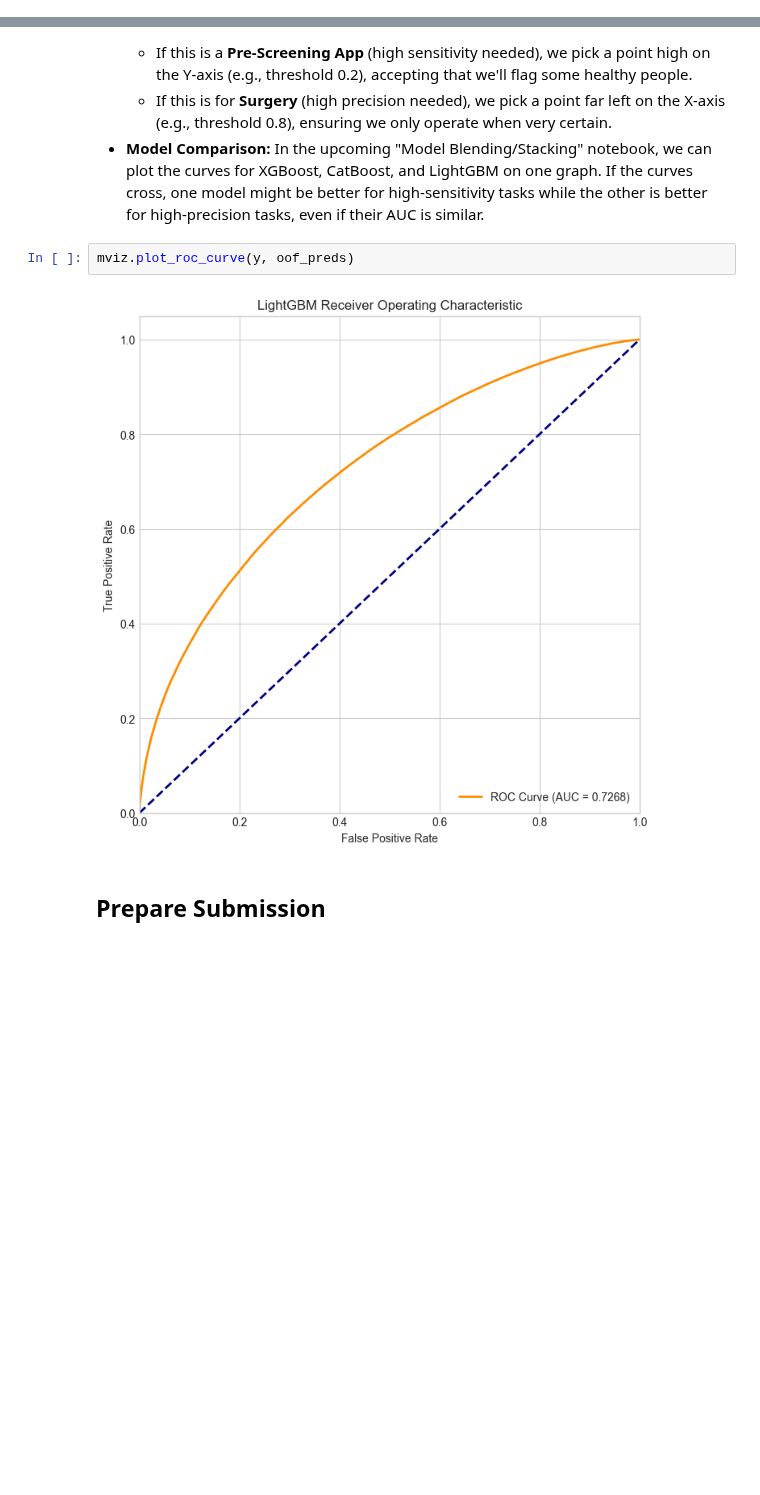
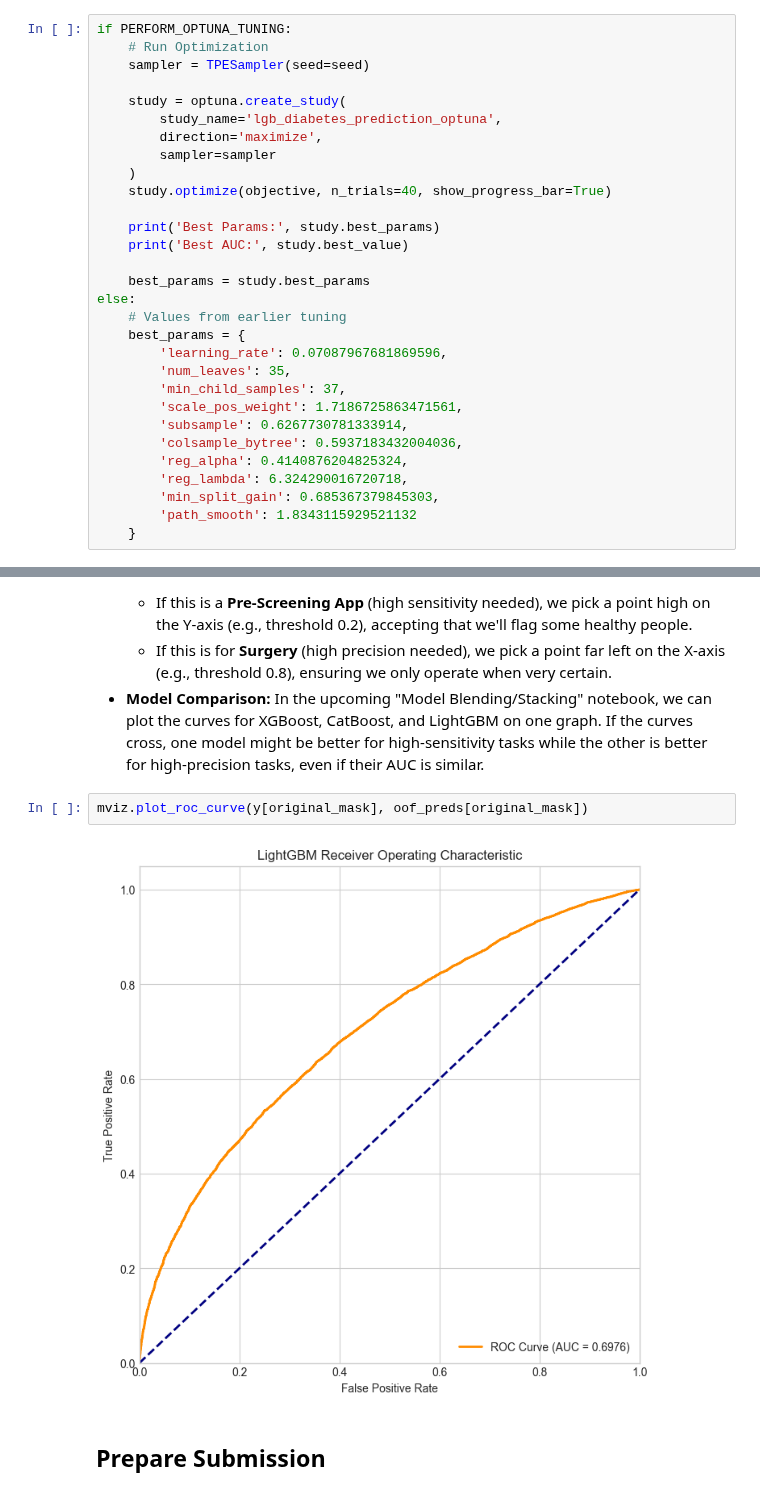
Before and after one commit to SteveTarter/kaggle-playground-series, a Jupyter notebook: 2025/s5e12/ps-s5e12-lightgbm.ipynb, the cells around one changed output, grey strips where cells are left out. Drawn from its saved outputs; the diff is of its cells as text; blank space fills up the shorter version.

Commit message:
Update LightGBM notebook to split validation on community-identified split.
Update CatBoost notebook to adjust FE strategies used.

```diff
--- a/2025/s5e12/ps-s5e12-lightgbm.ipynb
+++ b/2025/s5e12/ps-s5e12-lightgbm.ipynb
@@ -475,0 +436,30 @@ Best AUC: 0.7243658031743153
+# %%
+if PERFORM_OPTUNA_TUNING:
+    # Run Optimization
+    sampler = TPESampler(seed=seed)
+
+    study = optuna.create_study(
+        study_name='lgb_diabetes_prediction_optuna',
+        direction='maximize',
+        sampler=sampler
+    )
+    study.optimize(objective, n_trials=40, show_progress_bar=True)
+
+    print('Best Params:', study.best_params)
+    print('Best AUC:', study.best_value)
+
+    best_params = study.best_params
+else:
+    # Values from earlier tuning
+    best_params = {
+        'learning_rate': 0.07087967681869596,
+        'num_leaves': 35,
+        'min_child_samples': 37,
+        'scale_pos_weight': 1.7186725863471561,
+        'subsample': 0.6267730781333914,
+        'colsample_bytree': 0.5937183432004036,
+        'reg_alpha': 0.4140876204825324,
+        'reg_lambda': 6.324290016720718,
+        'min_split_gain': 0.685367379845303,
+        'path_smooth': 1.8343115929521132
+    }
@@ -680,9 +711,9 @@ A plot of the **True Positive Rate** (Sensitivity) vs. the **False Positive Rate
     *   If this is for **Surgery** (high precision needed), we pick a point far left on the X-axis (e.g., threshold 0.8), ensuring we only operate when very certain.
 *   **Model Comparison:** In the upcoming "Model Blending/Stacking" notebook, we can plot the curves for XGBoost, CatBoost, and LightGBM on one graph. If the curves cross, one model might be better for high-sensitivity tasks while the other is better for high-precision tasks, even if their AUC is similar.
 # %%
-mviz.plot_roc_curve(y, oof_preds)
+mviz.plot_roc_curve(y[original_mask], oof_preds[original_mask])
 # %% [output]
-[figure, old version]
+[figure, new version]
 # %% [markdown]
 ## Prepare Submission
 # %%
```
Also changed, not shown: parts of 8 cells of this notebook, 6 other files.
